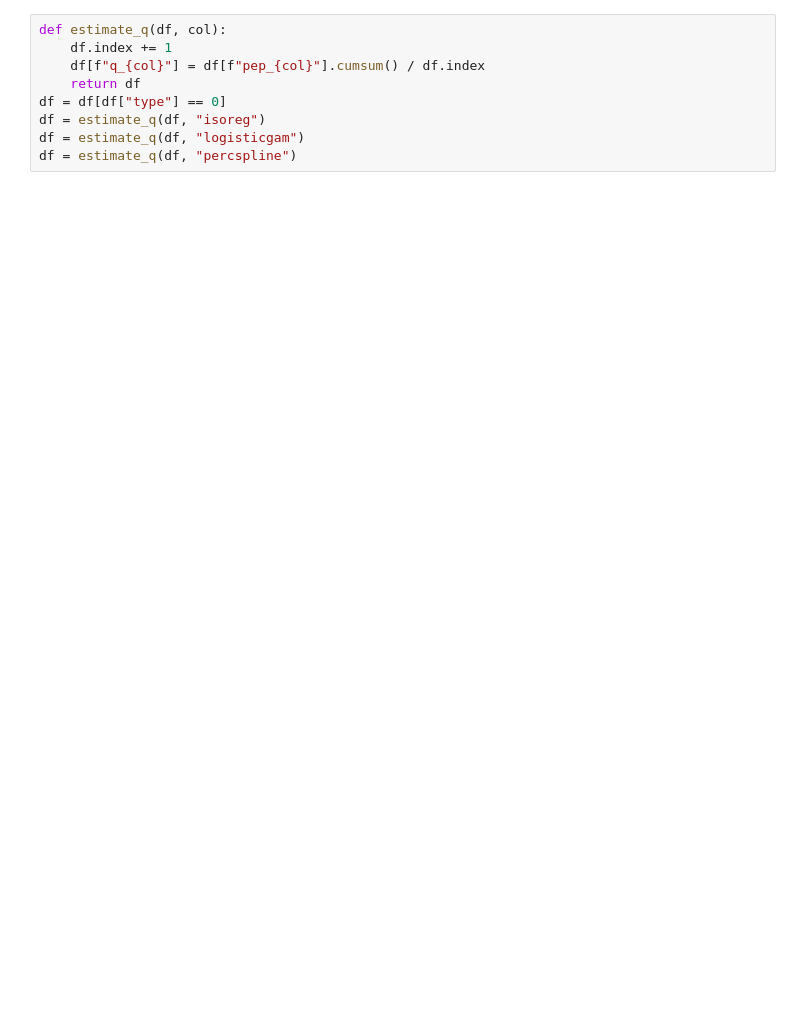
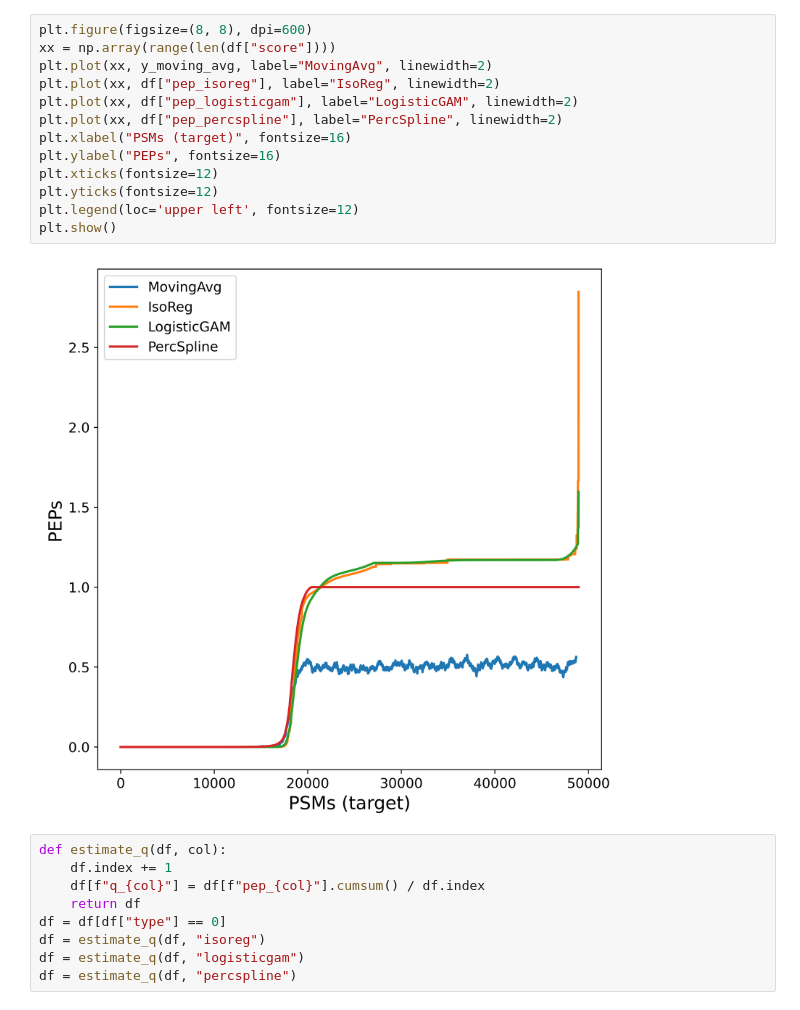
Before and after one commit to statisticalbiotechnology/smooth_q_to_pep, a Jupyter notebook: obs2pep.ipynb, the cells around one changed output. Drawn from its saved outputs; the diff is of its cells as text; blank space fills up the shorter version.

```diff
--- a/obs2pep.ipynb
+++ b/obs2pep.ipynb
@@ -177,3 +105,18 @@ df["pep_logisticgam"] = gam.predict_proba(x_2d)
+# %%
+plt.figure(figsize=(8, 8), dpi=600)
+xx = np.array(range(len(df["score"])))
+plt.plot(xx, y_moving_avg, label="MovingAvg", linewidth=2)
+plt.plot(xx, df["pep_isoreg"], label="IsoReg", linewidth=2)
+plt.plot(xx, df["pep_logisticgam"], label="LogisticGAM", linewidth=2)
+plt.plot(xx, df["pep_percspline"], label="PercSpline", linewidth=2)
+plt.xlabel("PSMs (target)", fontsize=16)
+plt.ylabel("PEPs", fontsize=16)
+plt.xticks(fontsize=12)
+plt.yticks(fontsize=12)
+plt.legend(loc='upper left', fontsize=12)
+plt.show()
+# %% [output]
+[figure, added]
 # %%
 def estimate_q(df, col):
     df.index += 1
```
Also changed, not shown: parts of 13 cells of this notebook.
